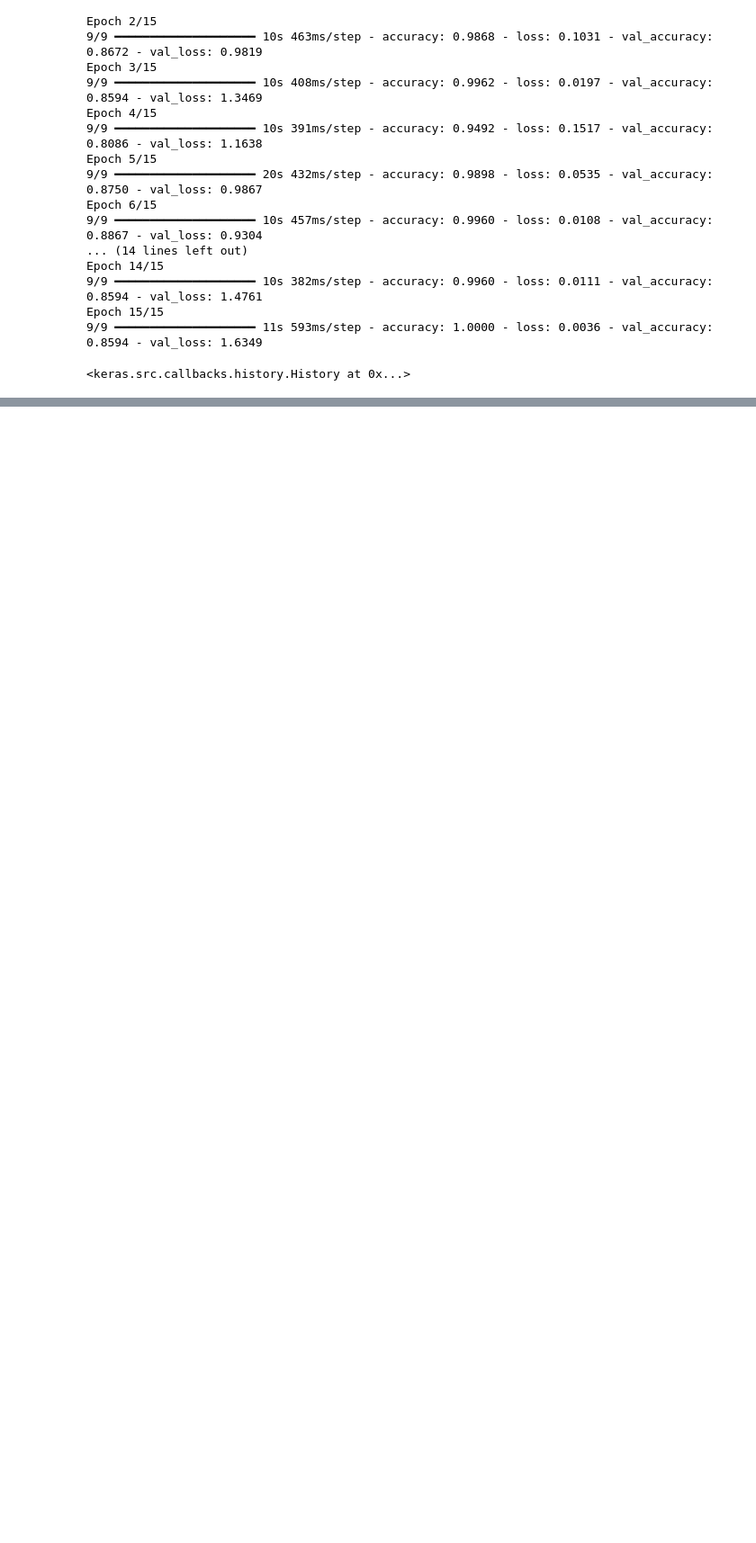
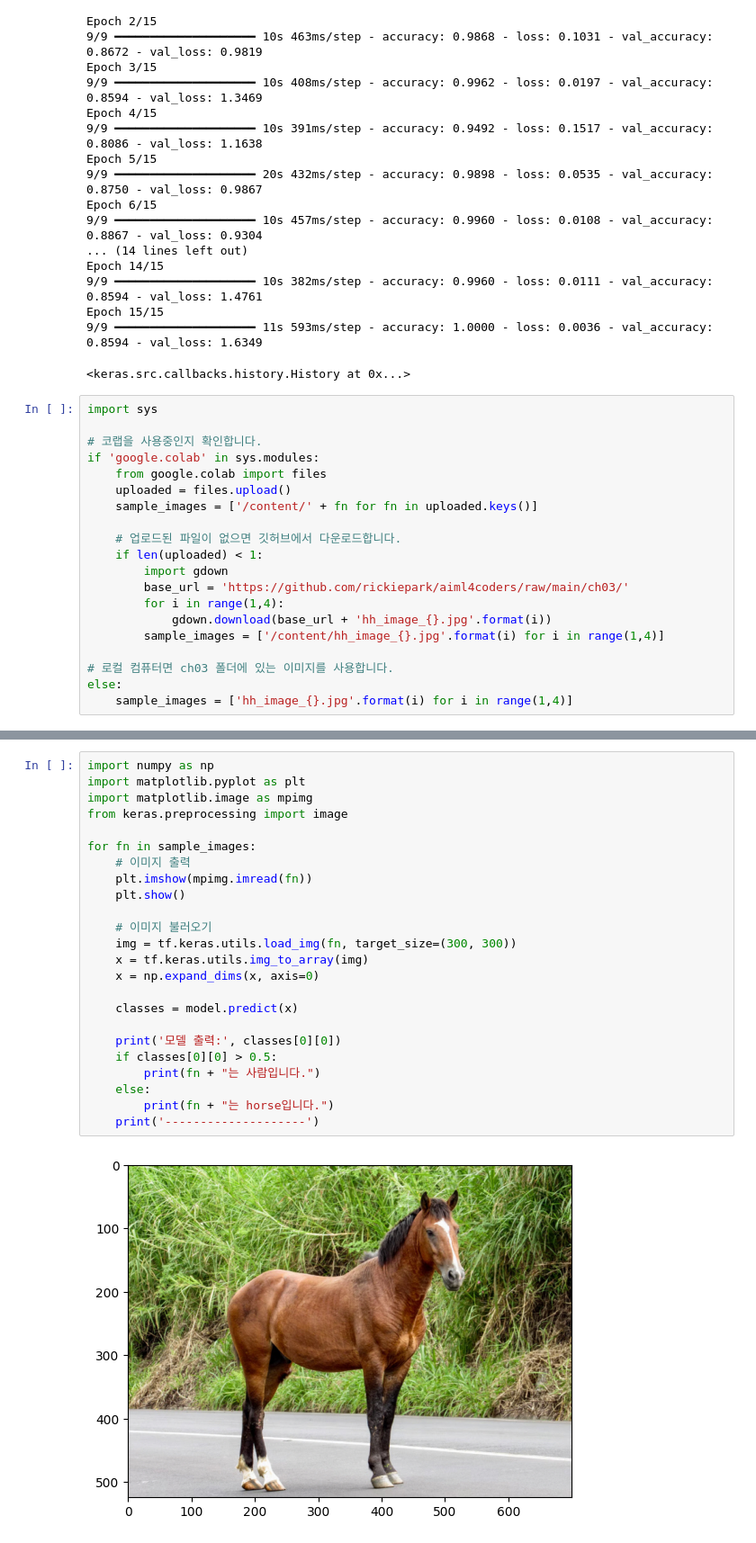
Before and after one commit to Gugo-le/school_record_, a Jupyter notebook: CNN.ipynb, the cells around one changed output, grey strips where cells are left out. Shown at 90% size. Drawn from its saved outputs; the diff is of its cells as text; blank space fills up the shorter version.

```diff
--- a/CNN.ipynb
+++ b/CNN.ipynb
@@ -137,3 +137,23 @@ Epoch 14/15
 Epoch 15/15
 9/9 ━━━━━━━━━━━━━━━━━━━━ 11s 593ms/step - accuracy: 1.0000 - loss: 0.0036 - val_accuracy: 0.8594 - val_loss: 1.6349
 <keras.src.callbacks.history.History at 0x...>
+# %%
+import sys
+
+# 코랩을 사용중인지 확인합니다.
+if 'google.colab' in sys.modules:
+    from google.colab import files
+    uploaded = files.upload()
+    sample_images = ['/content/' + fn for fn in uploaded.keys()]
+
+    # 업로드된 파일이 없으면 깃허브에서 다운로드합니다.
+    if len(uploaded) < 1:
+        import gdown
+        base_url = 'https://github.com/rickiepark/aiml4coders/raw/main/ch03/'
+        for i in range(1,4):
+            gdown.download(base_url + 'hh_image_{}.jpg'.format(i))
+        sample_images = ['/content/hh_image_{}.jpg'.format(i) for i in range(1,4)]
+
+# 로컬 컴퓨터면 ch03 폴더에 있는 이미지를 사용합니다.
+else:
+    sample_images = ['hh_image_{}.jpg'.format(i) for i in range(1,4)]
@@ -139,0 +164,26 @@ Epoch 15/15
+# %%
+import numpy as np
+import matplotlib.pyplot as plt
+import matplotlib.image as mpimg
+from keras.preprocessing import image
+
+for fn in sample_images:
+    # 이미지 출력
+    plt.imshow(mpimg.imread(fn))
+    plt.show()
+
+    # 이미지 불러오기
+    img = tf.keras.utils.load_img(fn, target_size=(300, 300))
+    x = tf.keras.utils.img_to_array(img)
+    x = np.expand_dims(x, axis=0)
+
+    classes = model.predict(x)
+
+    print('모델 출력:', classes[0][0])
+    if classes[0][0] > 0.5:
+        print(fn + "는 사람입니다.")
+    else:
+        print(fn + "는 horse입니다.")
+    print('--------------------')
+# %% [output]
+[figure, added]
```
Also changed, not shown: parts of 3 cells of this notebook.
